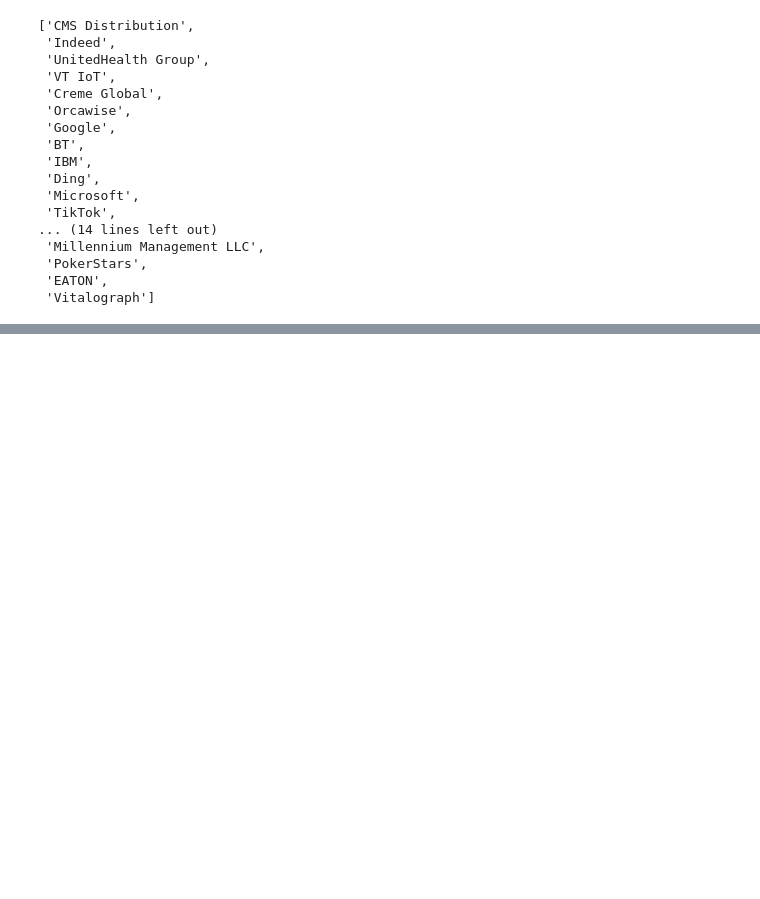
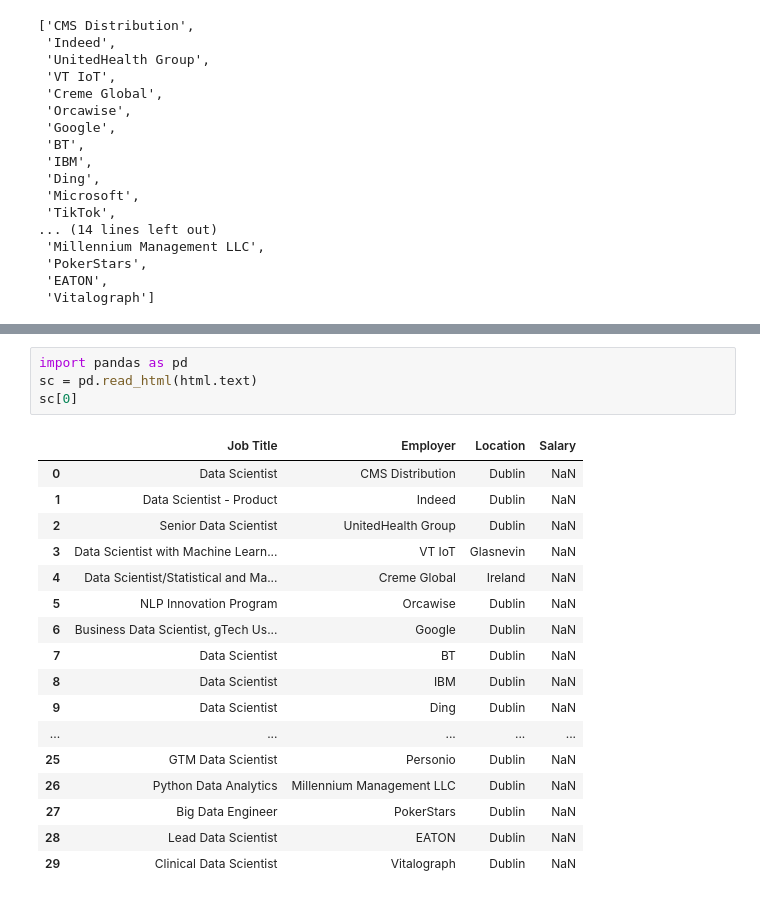
Before and after one commit to swarajshaw/B9AI102-Machine-Learning-and-Pattern-Recognition, a Jupyter notebook: PythonCA/CA_TWO_(30%)/DataLoadingCA/glassdoor_jobscraping.ipynb, the cells around one changed output, grey strips where cells are left out. Cells and saved outputs as stored; diff of their text form; blank space fills up the shorter version.

```diff
--- a/PythonCA/CA_TWO_(30%)/DataLoadingCA/glassdoor_jobscraping.ipynb
+++ b/PythonCA/CA_TWO_(30%)/DataLoadingCA/glassdoor_jobscraping.ipynb
@@ -63,0 +252,22 @@ company_name
+# %%
+import pandas as pd
+sc = pd.read_html(html.text)
+sc[0]
+# %% [output]
+|  | Job Title | Employer | Location | Salary |
+| 0 | Data Scientist | CMS Distribution | Dublin | NaN |
+| 1 | Data Scientist - Product | Indeed | Dublin | NaN |
+| 2 | Senior Data Scientist | UnitedHealth Group | Dublin | NaN |
+| 3 | Data Scientist with Machine Learn... | VT IoT | Glasnevin | NaN |
+| 4 | Data Scientist/Statistical and Ma... | Creme Global | Ireland | NaN |
+| 5 | NLP Innovation Program | Orcawise | Dublin | NaN |
+| 6 | Business Data Scientist, gTech Us... | Google | Dublin | NaN |
+| 7 | Data Scientist | BT | Dublin | NaN |
+| 8 | Data Scientist | IBM | Dublin | NaN |
+| 9 | Data Scientist | Ding | Dublin | NaN |
+| ... | ... | ... | ... | ... |
+| 25 | GTM Data Scientist | Personio | Dublin | NaN |
+| 26 | Python Data Analytics | Millennium Management LLC | Dublin | NaN |
+| 27 | Big Data Engineer | PokerStars | Dublin | NaN |
+| 28 | Lead Data Scientist | EATON | Dublin | NaN |
+| 29 | Clinical Data Scientist | Vitalograph | Dublin | NaN |
```
Also changed, not shown: parts of 14 cells of this notebook, 1 other file.
